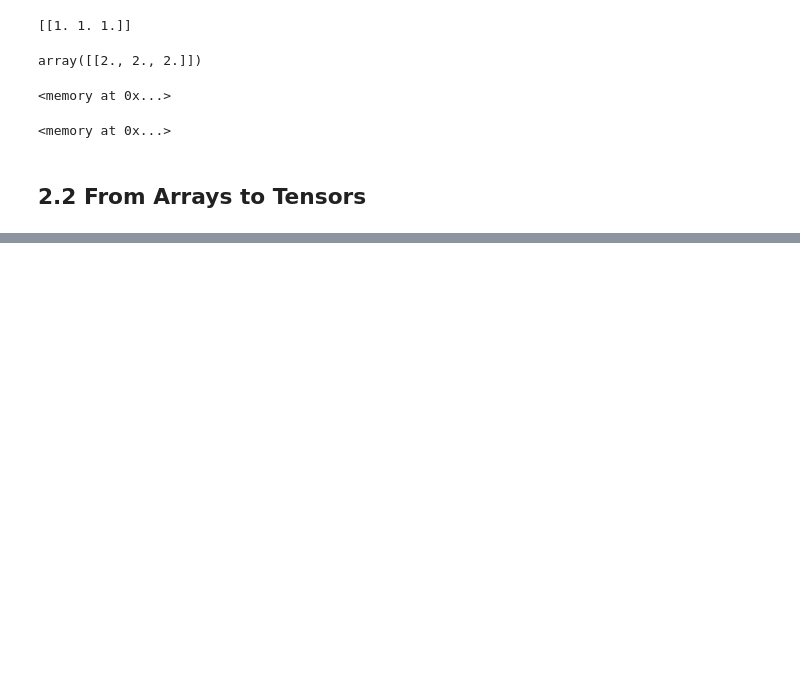
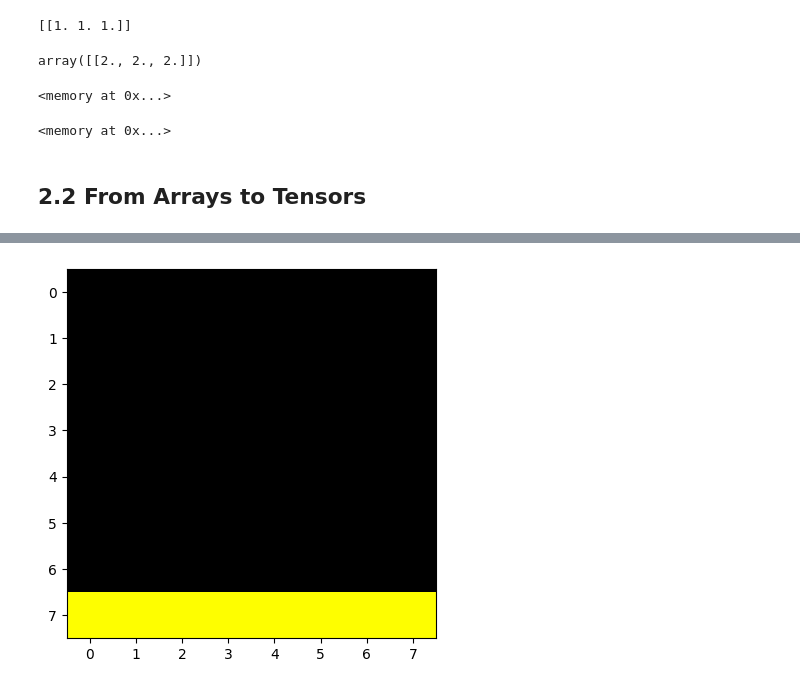
Before and after one commit to PaulToronto/TensorFlow-Deep-Dive---Course, a Jupyter notebook: Module_2_Building_Machine_Learning_Models_with_TensorFlow.ipynb, the cells around one changed output, grey strips where cells are left out. Cells and saved outputs as stored; diff of their text form; code cells hidden in the pictures; blank space fills up the shorter version.

```diff
--- a/Module_2_Building_Machine_Learning_Models_with_TensorFlow.ipynb
+++ b/Module_2_Building_Machine_Learning_Models_with_TensorFlow.ipynb
@@ -61,0 +99,6 @@ y.data
+# %%
+# 7th row of the image      `7`
+# all columns               `:`
+# first two color channels  `:2`
+my_image[7, :, :2] = 254
+my_image
@@ -61,0 +123,4 @@ y.data
+# %%
+plt.imshow(my_image, interpolation='nearest');
+# %% [output]
+[figure, added]
```
Also changed, not shown: parts of 46 cells of this notebook.
